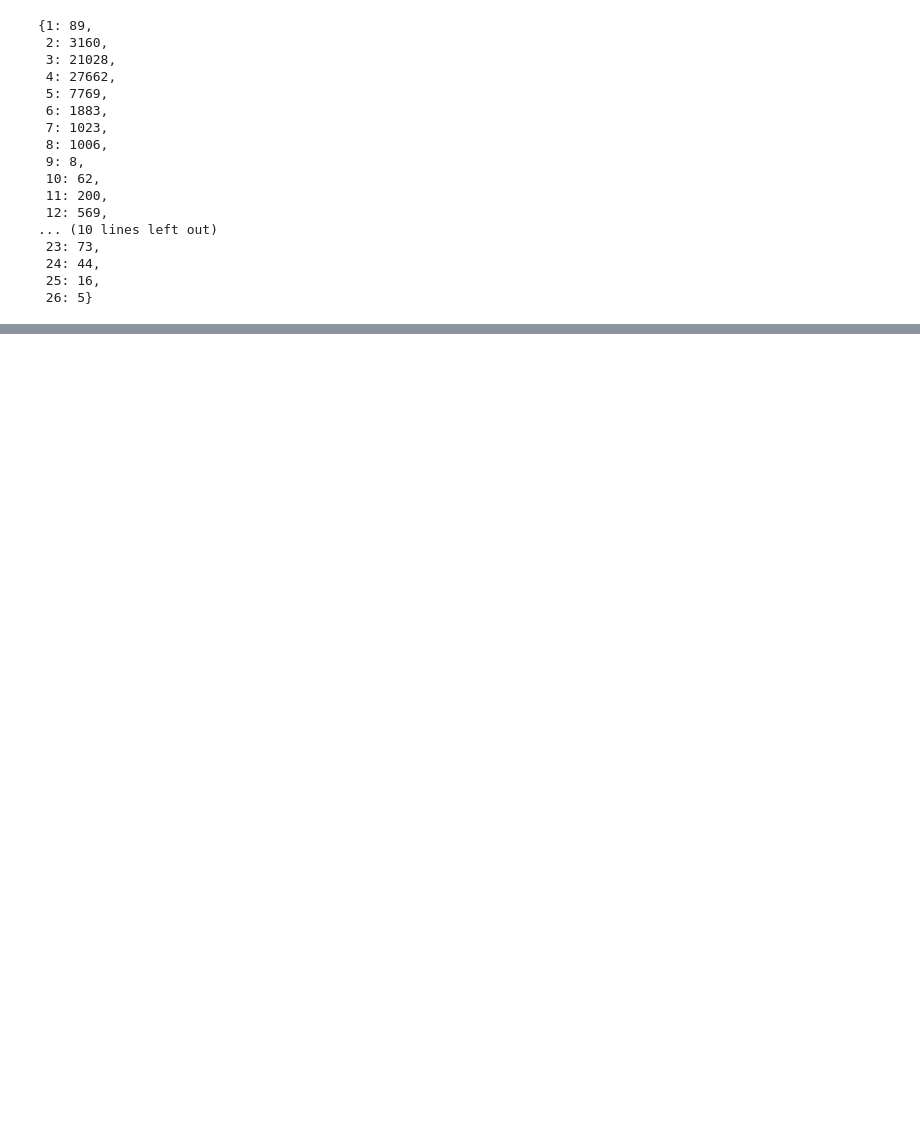
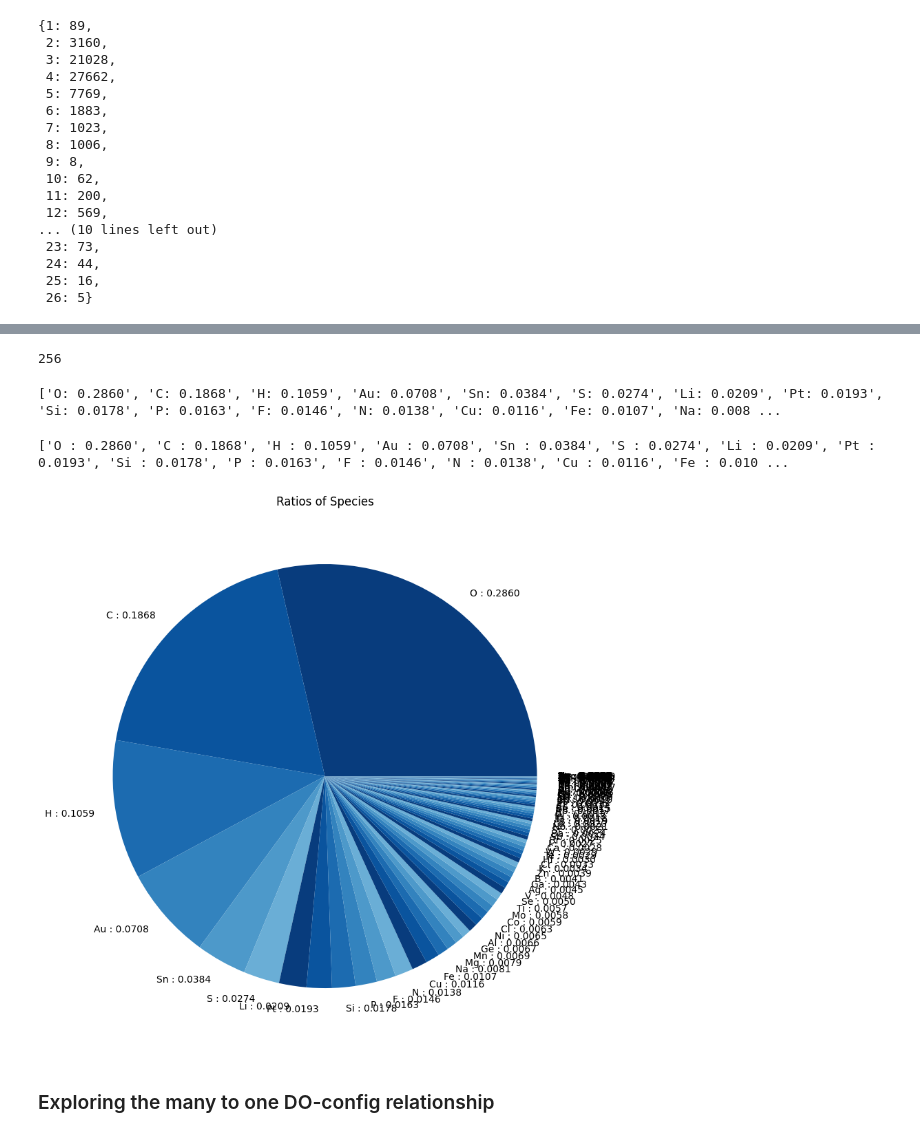
Before and after one commit to gpwolfe/colabfit, a Jupyter notebook: notebooks/db_queries.ipynb, the cells around one changed output, grey strips where cells are left out. Drawn from its saved outputs; the diff is of its cells as text; code cells hidden in the pictures; blank space fills up the shorter version.

```diff
--- a/notebooks/db_queries.ipynb
+++ b/notebooks/db_queries.ipynb
@@ -130,0 +315,5 @@ for ds in db.datasets.find():
+# %%
+ratios = {key: val/total_atoms for key, val in chem_dict.items()}
+print(ratios, '\n',
+    #    sum(ratios.values())
+       )
@@ -130,0 +322,3 @@ for ds in db.datasets.find():
+# %%
+xy = zip(ratios.keys(), ratios.values())
+sort_xy = sorted(xy, key = lambda x: -x[1])
@@ -130,0 +345,32 @@ for ds in db.datasets.find():
+# %%
+len(cmr.rainforest.colors)
+# %% [output]
+256
+# %%
+cmap = []
+for i, val in enumerate(sort_xy):
+    if i % 2:
+        cmap.append(cmr.rainforest.colors[i+40])
+    else:
+        cmap.append(cmr.rainforest.colors[100+i])
+labels=[f"{i[0]} : {i[1]:.4f}" for i in sort_xy[:]]
+# labels.extend([" " for i in sort_xy[15:]])
+# %%
+print(labels)
+# %% [output]
+['O: 0.2860', 'C: 0.1868', 'H: 0.1059', 'Au: 0.0708', 'Sn: 0.0384', 'S: 0.0274', 'Li: 0.0209', 'Pt: 0.0193', 'Si: 0.0178', 'P: 0.0163', 'F: 0.0146', 'N: 0.0138', 'Cu: 0.0116', 'Fe: 0.0107', 'Na: 0.008 ...
+# %%
+colors = cmr.take_cmap_colors('Blues', 6, cmap_range=(.5, .95), return_fmt='hex')[::-1]
+# %%
+fig, ax = plt.subplots(figsize=(10,10))
+
+ax.pie(x=[i[1] for i in sort_xy], labels=labels, colors=colors)
+ax.set_title("Ratios of Species")
+print(labels)
+ax.set
+plt.savefig("ratios_of_species.pdf")
+# %% [output]
+['O : 0.2860', 'C : 0.1868', 'H : 0.1059', 'Au : 0.0708', 'Sn : 0.0384', 'S : 0.0274', 'Li : 0.0209', 'Pt : 0.0193', 'Si : 0.0178', 'P : 0.0163', 'F : 0.0146', 'N : 0.0138', 'Cu : 0.0116', 'Fe : 0.010 ...
+[figure, added]
+# %% [markdown]
+### Exploring the many to one DO-config relationship
```
Also changed, not shown: parts of 31 cells of this notebook.
